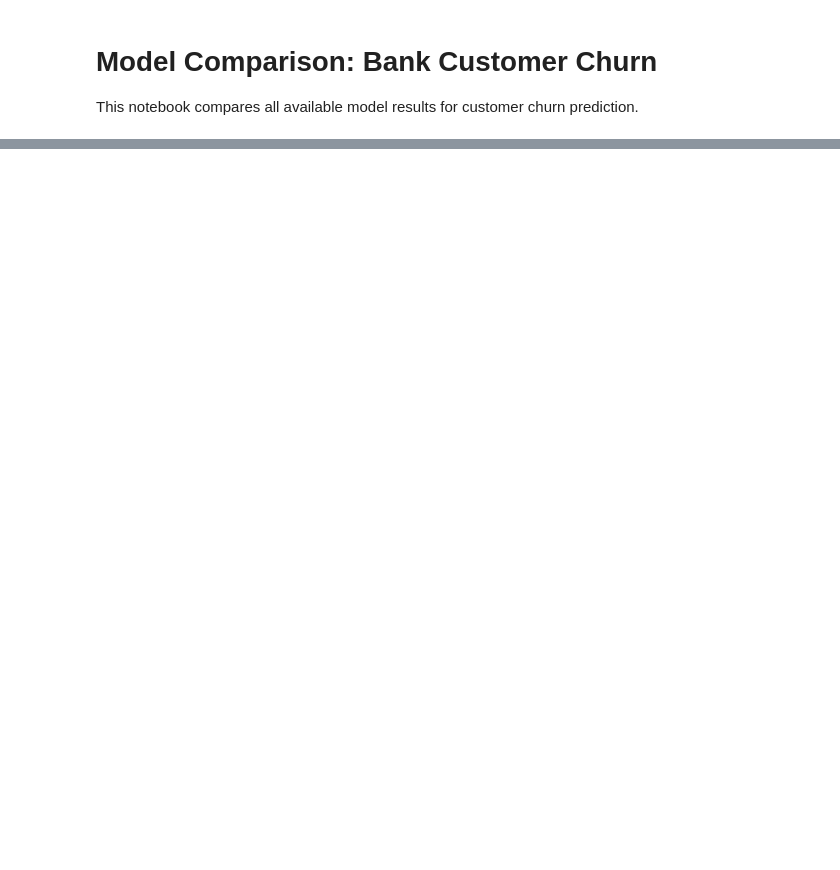
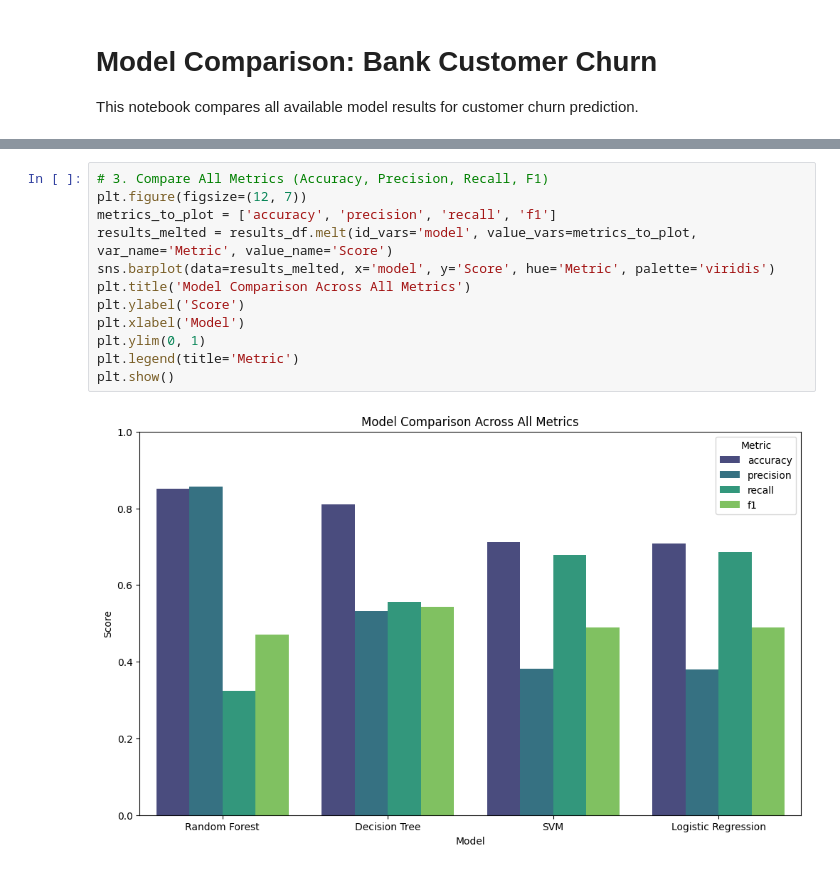
Before and after one commit to R-Tharanka/bank_customer_churn_prediction-ml, a Jupyter notebook: notebooks/04_model_comparison.ipynb, the cells around one changed output, grey strips where cells are left out. Saved outputs shown, nothing was run; the diff lists cells and outputs as text; blank space fills up the shorter version.

```diff
--- a/notebooks/04_model_comparison.ipynb
+++ b/notebooks/04_model_comparison.ipynb
@@ -28,0 +46,14 @@ results_df
+# %%
+# 3. Compare All Metrics (Accuracy, Precision, Recall, F1)
+plt.figure(figsize=(12, 7))
+metrics_to_plot = ['accuracy', 'precision', 'recall', 'f1']
+results_melted = results_df.melt(id_vars='model', value_vars=metrics_to_plot, var_name='Metric', value_name='Score')
+sns.barplot(data=results_melted, x='model', y='Score', hue='Metric', palette='viridis')
+plt.title('Model Comparison Across All Metrics')
+plt.ylabel('Score')
+plt.xlabel('Model')
+plt.ylim(0, 1)
+plt.legend(title='Metric')
+plt.show()
+# %% [output]
+[figure, added]
```
Also changed, not shown: parts of 2 cells of this notebook.
